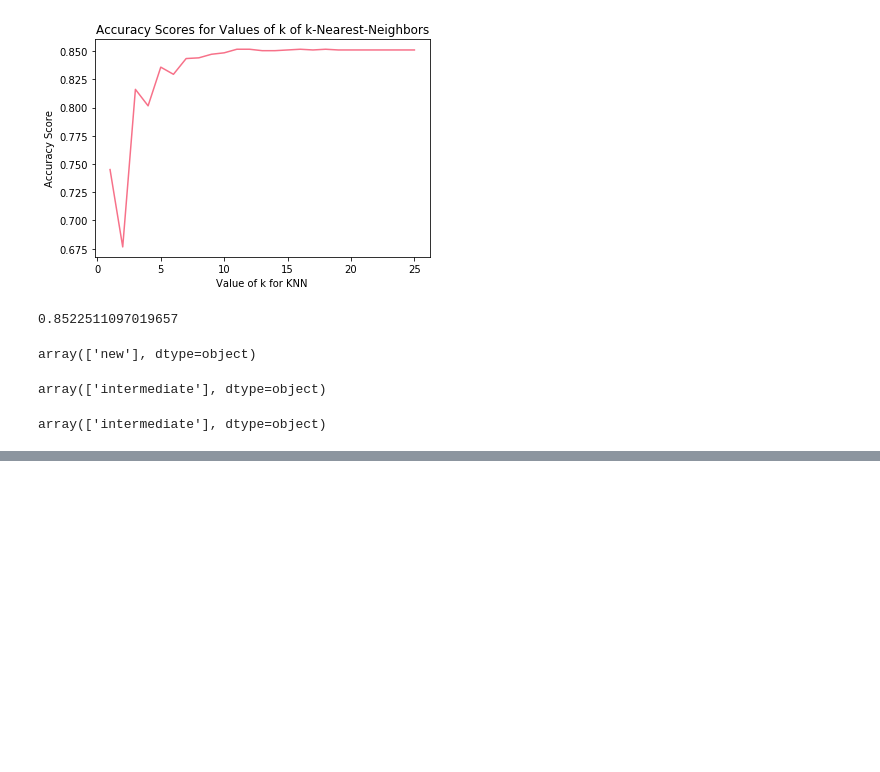
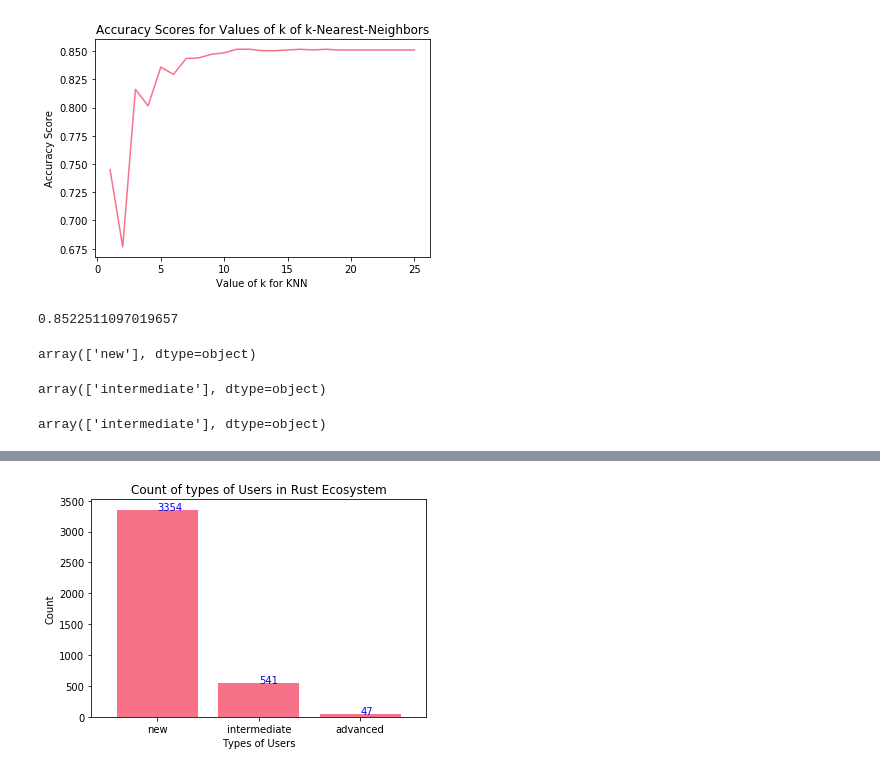
Before and after one commit to valazeinali/CMUREU, a Jupyter notebook: machine learning/MLscripy.ipynb, the cells around one changed output, grey strips where cells are left out. Saved outputs shown, nothing was run; the diff lists cells and outputs as text; code cells hidden in the pictures; blank space fills up the shorter version.

```diff
--- a/machine learning/MLscripy.ipynb
+++ b/machine learning/MLscripy.ipynb
@@ -161,0 +209,15 @@ array(['intermediate'], dtype=object)
+# %%
+data['status'].value_counts().plot(kind='bar')
+
+#Add count over the bar
+ax=data['status'].value_counts().plot.bar(width=.8)
+for i, v in data['status'].value_counts().reset_index().iterrows():
+    ax.text(i, v.status + 0.3, v.status, color='blue')
+
+plt.xticks(rotation='horizontal') #Rotate xticks
+plt.xlabel('Types of Users')
+plt.ylabel('Count')
+plt.title('Count of types of Users in Rust Ecosystem')
+plt.show()
+# %% [output]
+[figure, added]
```
Also changed, not shown: parts of 7 cells of this notebook, 6 other files.
